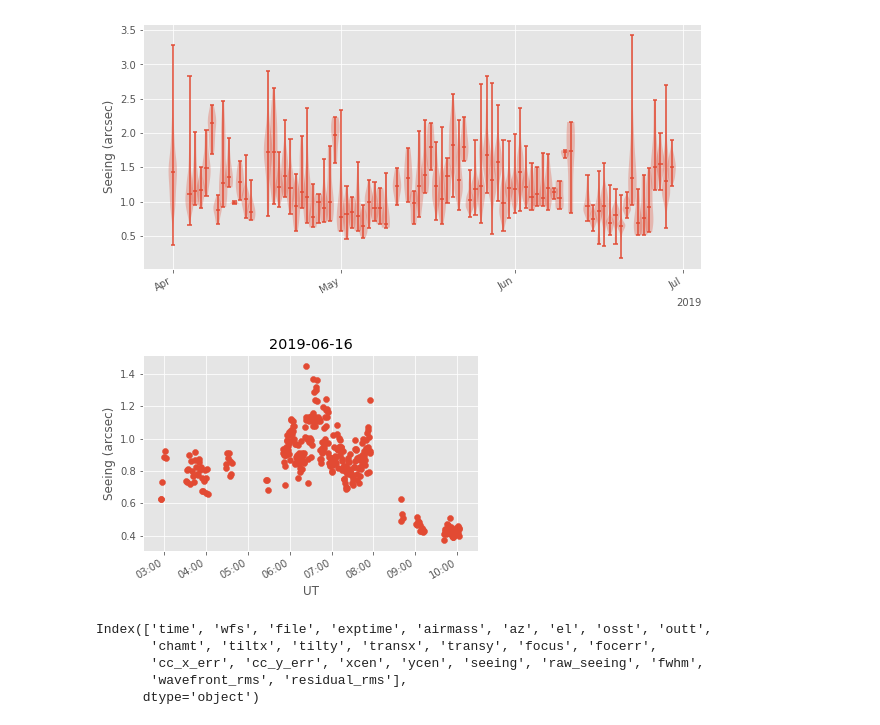
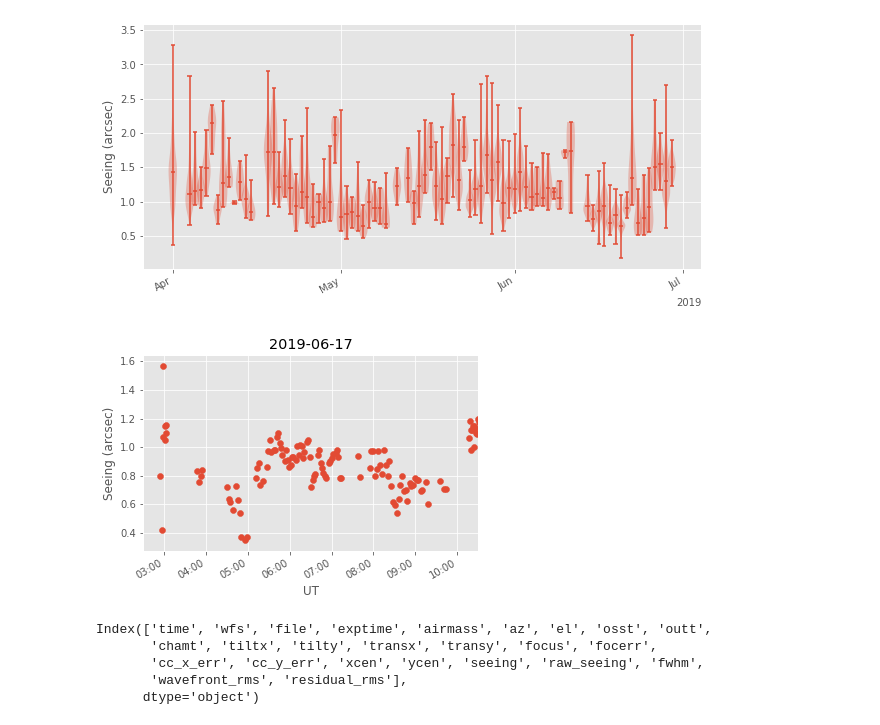
Before and after one commit to MMTObservatory/seeing_analysis, a Jupyter notebook: Seeing Summary - 2019_q2.ipynb, the cells around one changed output. Cells and saved outputs as stored; diff of their text form; code cells hidden in the pictures.

```diff
--- a/Seeing Summary - 2019_q2.ipynb
+++ b/Seeing Summary - 2019_q2.ipynb
@@ -205,18 +205,18 @@ plt.show()
 [figure]
 # %%
 fig, ax = plt.subplots()
-ax.scatter(fixed['2019-06-16'].index, fixed['2019-06-16']['seeing'])
+ax.scatter(fixed['2019-06-17'].index, fixed['2019-06-17']['seeing'])
 ax.set_xlabel("UT")
 ax.set_ylabel("Seeing (arcsec)")
-ax.set_title("2019-06-16")
+ax.set_title("2019-06-17")
 fig.autofmt_xdate()
 ax.xaxis.set_major_locator(mdates.HourLocator())
 ax.xaxis.set_major_formatter(mdates.DateFormatter("%H:%M"))
-ax.set_xlim([datetime(2019, 6, 16, 2, 30, 0), datetime(2019, 6, 16, 10, 30, 0)])
-plt.savefig("2019_06_16.pdf")
+ax.set_xlim([datetime(2019, 6, 17, 2, 30, 0), datetime(2019, 6, 17, 10, 30, 0)])
+plt.savefig("2019_06_17.pdf")
 plt.show()
 # %% [output]
-[figure, old version]
+[figure, new version]
 # %%
 fixed.columns
 # %% [output]
```
Also changed, not shown: 4 other files.
